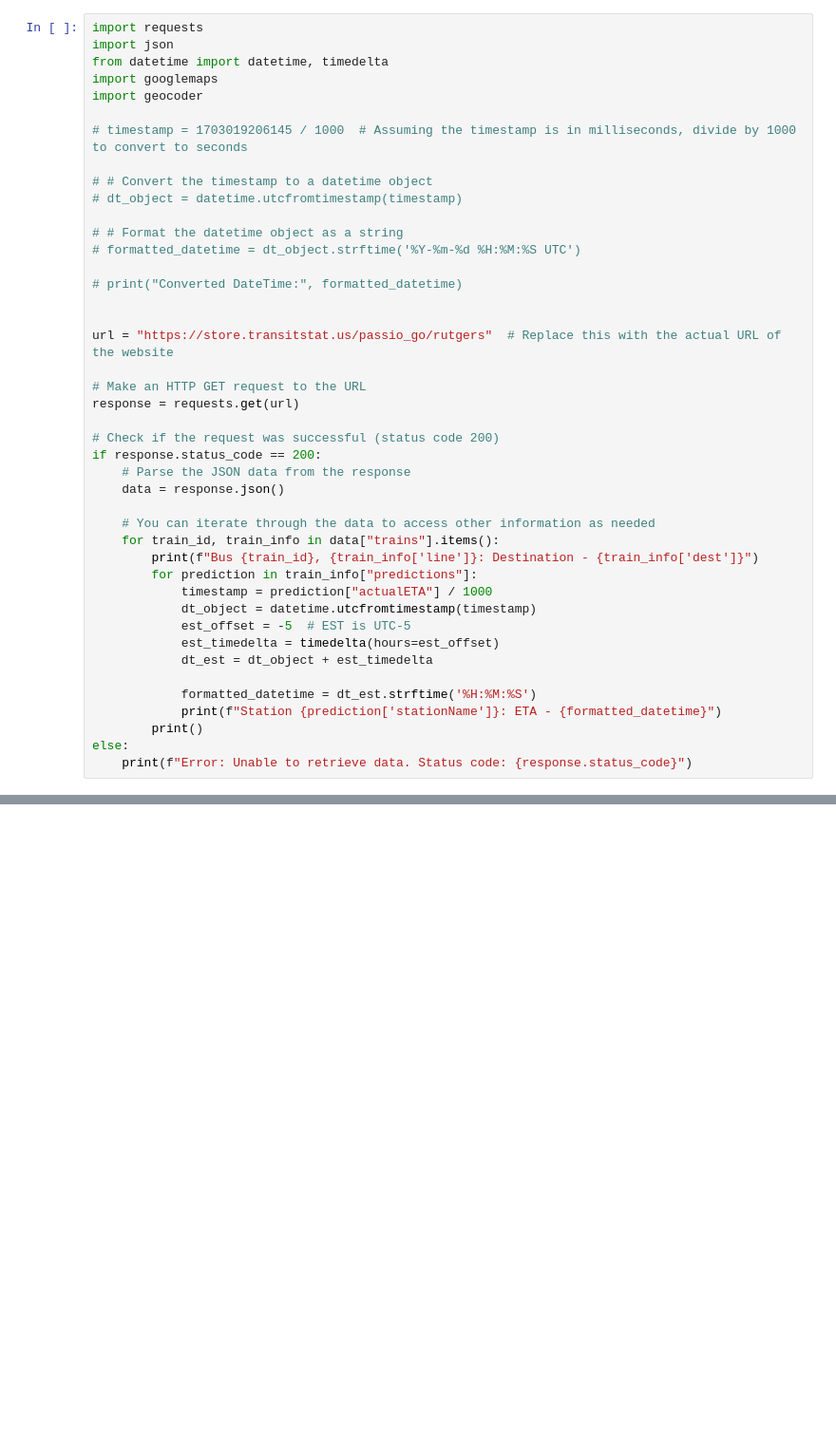
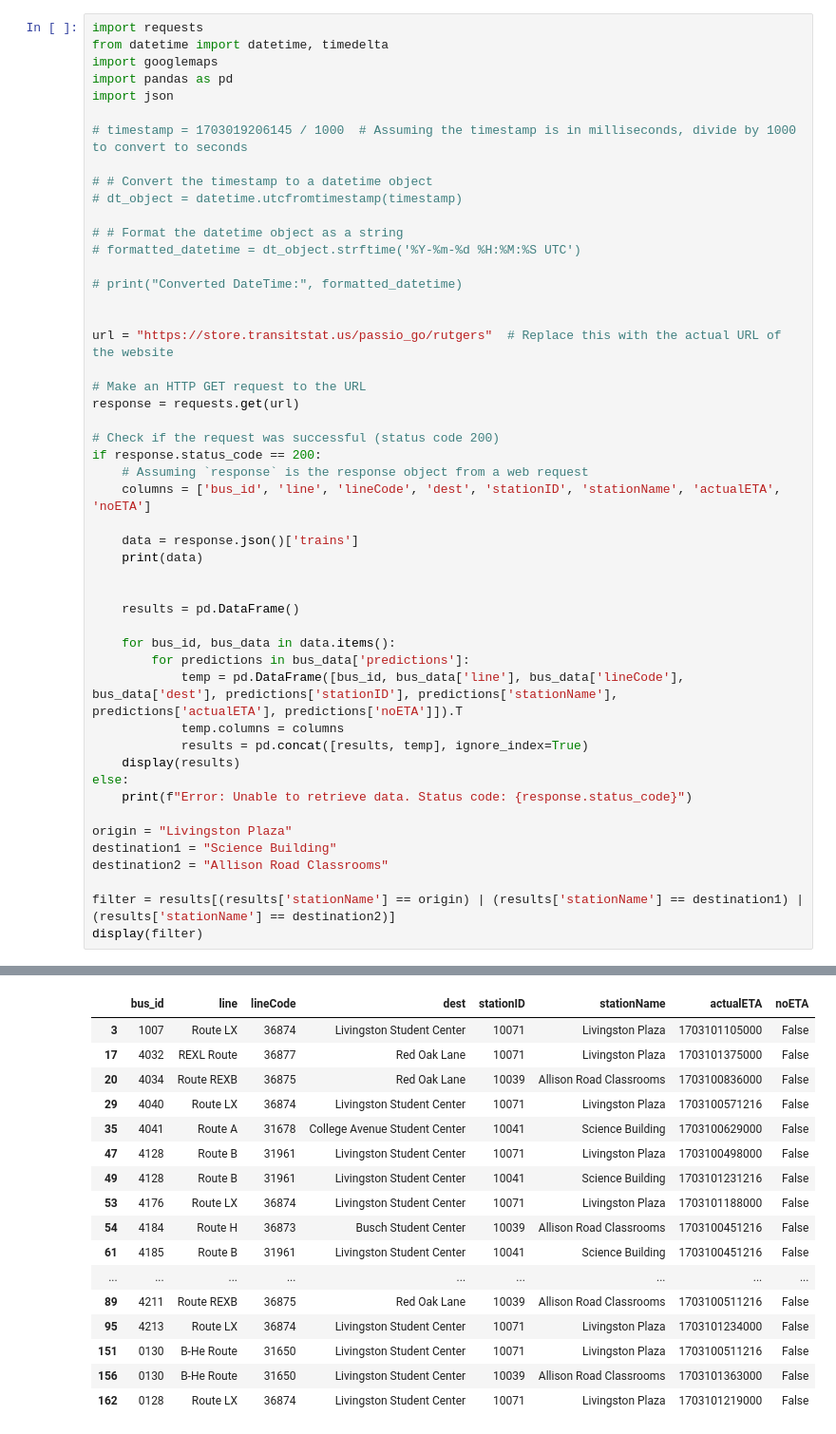
Before and after one commit to rutmehta/GMapsxRutgers, a Jupyter notebook: program_requests.ipynb, the cells around one changed output, grey strips where cells are left out. Shown: that part at 95% size. Cells and saved outputs as stored; diff of their text form; blank space fills up the shorter version.

```diff
--- a/program_requests.ipynb
+++ b/program_requests.ipynb
@@ -1,9 +1,9 @@
 # %%
 import requests
-import json
 from datetime import datetime, timedelta
 import googlemaps
-import geocoder
+import pandas as pd
+import json
 
 # timestamp = 1703019206145 / 1000  # Assuming the timestamp is in milliseconds, divide by 1000 to convert to seconds
 
@@ -23,22 +23,28 @@ response = requests.get(url)
 
 # Check if the request was successful (status code 200)
 if response.status_code == 200:
-    # Parse the JSON data from the response
-    data = response.json()
+    # Assuming `response` is the response object from a web request
+    columns = ['bus_id', 'line', 'lineCode', 'dest', 'stationID', 'stationName', 'actualETA', 'noETA']
 
-    # You can iterate through the data to access other information as needed
-    for train_id, train_info in data["trains"].items():
-        print(f"Bus {train_id}, {train_info['line']}: Destination - {train_info['dest']}")
-        for prediction in train_info["predictions"]:
-            timestamp = prediction["actualETA"] / 1000
-            dt_object = datetime.utcfromtimestamp(timestamp)
-            est_offset = -5  # EST is UTC-5
-            est_timedelta = timedelta(hours=est_offset)
-            dt_est = dt_object + est_timedelta
+    data = response.json()['trains']
+    print(data)
 
-            formatted_datetime = dt_est.strftime('%H:%M:%S')
-            print(f"Station {prediction['stationName']}: ETA - {formatted_datetime}")
-        print()
+
+    results = pd.DataFrame()
+
+    for bus_id, bus_data in data.items():
+        for predictions in bus_data['predictions']:
+            temp = pd.DataFrame([bus_id, bus_data['line'], bus_data['lineCode'], bus_data['dest'], predictions['stationID'], predictions['stationName'], predictions['actualETA'], predictions['noETA']]).T
+            temp.columns = columns
+            results = pd.concat([results, temp], ignore_index=True)
+    display(results)
 else:
     print(f"Error: Unable to retrieve data. Status code: {response.status_code}")
+
+origin = "Livingston Plaza"
+destination1 = "Science Building"
+destination2 = "Allison Road Classrooms"
+
+filter = results[(results['stationName'] == origin) | (results['stationName'] == destination1) | (results['stationName'] == destination2)]
+display(filter)
 # %% [output]
@@ -62,3 +65,20 @@ Station Student Activities Center NB: ETA - 18:13:26
+|  | bus_id | line | lineCode | dest | stationID | stationName | actualETA | noETA |
+| 3 | 1007 | Route LX | 36874 | Livingston Student Center | 10071 | Livingston Plaza | 1703101105000 | False |
+| 17 | 4032 | REXL Route | 36877 | Red Oak Lane | 10071 | Livingston Plaza | 1703101375000 | False |
+| 20 | 4034 | Route REXB | 36875 | Red Oak Lane | 10039 | Allison Road Classrooms | 1703100836000 | False |
+| 29 | 4040 | Route LX | 36874 | Livingston Student Center | 10071 | Livingston Plaza | 1703100571216 | False |
+| 35 | 4041 | Route A | 31678 | College Avenue Student Center | 10041 | Science Building | 1703100629000 | False |
+| 47 | 4128 | Route B | 31961 | Livingston Student Center | 10071 | Livingston Plaza | 1703100498000 | False |
+| 49 | 4128 | Route B | 31961 | Livingston Student Center | 10041 | Science Building | 1703101231216 | False |
+| 53 | 4176 | Route LX | 36874 | Livingston Student Center | 10071 | Livingston Plaza | 1703101188000 | False |
+| 54 | 4184 | Route H | 36873 | Busch Student Center | 10039 | Allison Road Classrooms | 1703100451216 | False |
+| 61 | 4185 | Route B | 31961 | Livingston Student Center | 10041 | Science Building | 1703100451216 | False |
+| ... | ... | ... | ... | ... | ... | ... | ... | ... |
+| 89 | 4211 | Route REXB | 36875 | Red Oak Lane | 10039 | Allison Road Classrooms | 1703100511216 | False |
+| 95 | 4213 | Route LX | 36874 | Livingston Student Center | 10071 | Livingston Plaza | 1703101234000 | False |
+| 151 | 0130 | B-He Route | 31650 | Livingston Student Center | 10071 | Livingston Plaza | 1703100511216 | False |
+| 156 | 0130 | B-He Route | 31650 | Livingston Student Center | 10039 | Allison Road Classrooms | 1703101363000 | False |
+| 162 | 0128 | Route LX | 36874 | Livingston Student Center | 10071 | Livingston Plaza | 1703101219000 | False |
 # %%
 # g = geocoder.ip('me')#this function is used to find the current information using our IP Add
 # if g.latlng is not None: #g.latlng tells if the coordiates are found or not
```
Also changed, not shown: parts of 2 cells of this notebook, 2 other files.
